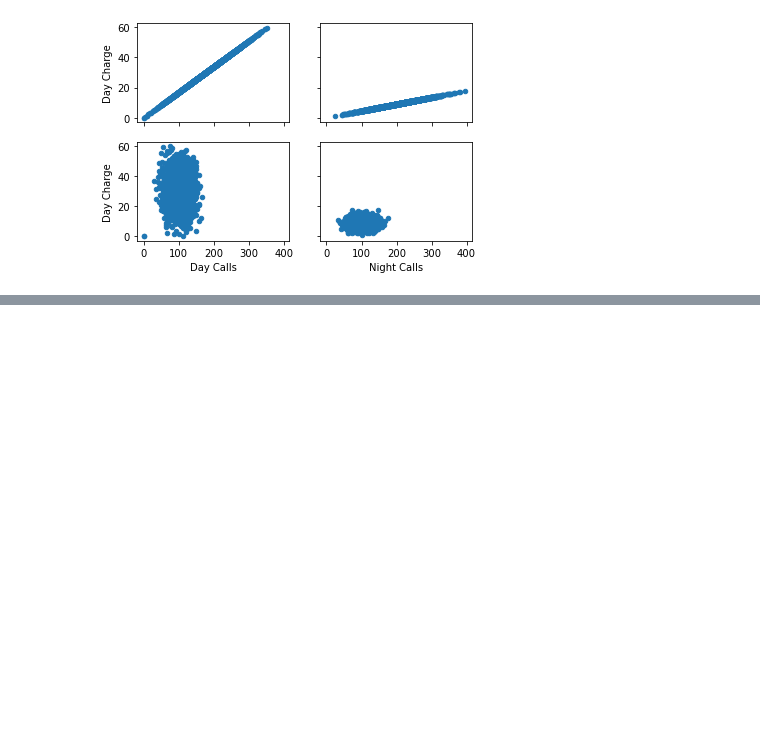
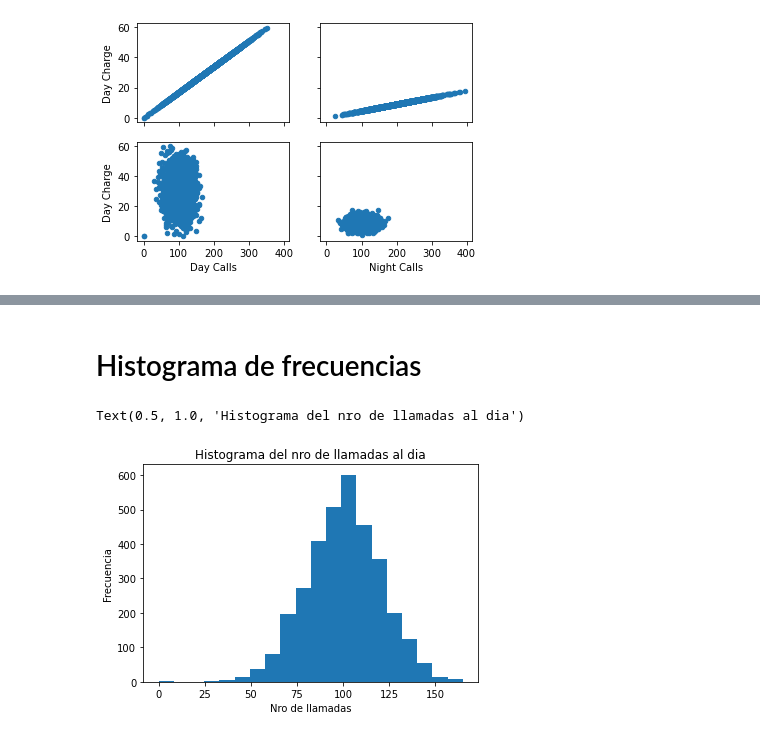
Before and after one commit to fredcab/cursoBD, a Jupyter notebook: notebooks/3-Plots - Data Cleaning.ipynb, the cells around one changed output, grey strips where cells are left out. Saved outputs shown, nothing was run; the diff lists cells and outputs as text; code cells hidden in the pictures; blank space fills up the shorter version.

```diff
--- a/notebooks/3-Plots - Data Cleaning.ipynb
+++ b/notebooks/3-Plots - Data Cleaning.ipynb
@@ -6,6 +13,8 @@ import matplotlib.pyplot as plt
 # %%
-mainpath = "/home/fede/algoritmos/datasets/"
+mainpath = "..\datasets"
 filename = "customer-churn-model.csv"
+
+
 fullpath = os.path.join(mainpath,filename)
 # %%
 data = pd.read_csv(fullpath)
@@ -45,0 +52,10 @@ data.plot(kind='scatter',x='Night Calls',y='Night Charge',ax=axs[1][1])
+# %% [markdown]
+# Histograma de frecuencias
+# %%
+    plt.hist(data['Day Calls'],bins =20)
+    plt.xlabel('Nro de llamadas')
+    plt.ylabel('Frecuencia')
+    plt.title('Histograma del nro de llamadas al dia')
+# %% [output]
+Text(0.5, 1.0, 'Histograma del nro de llamadas al dia')
+[figure, added]
```
Also changed, not shown: parts of 7 cells of this notebook, 2 other files.
